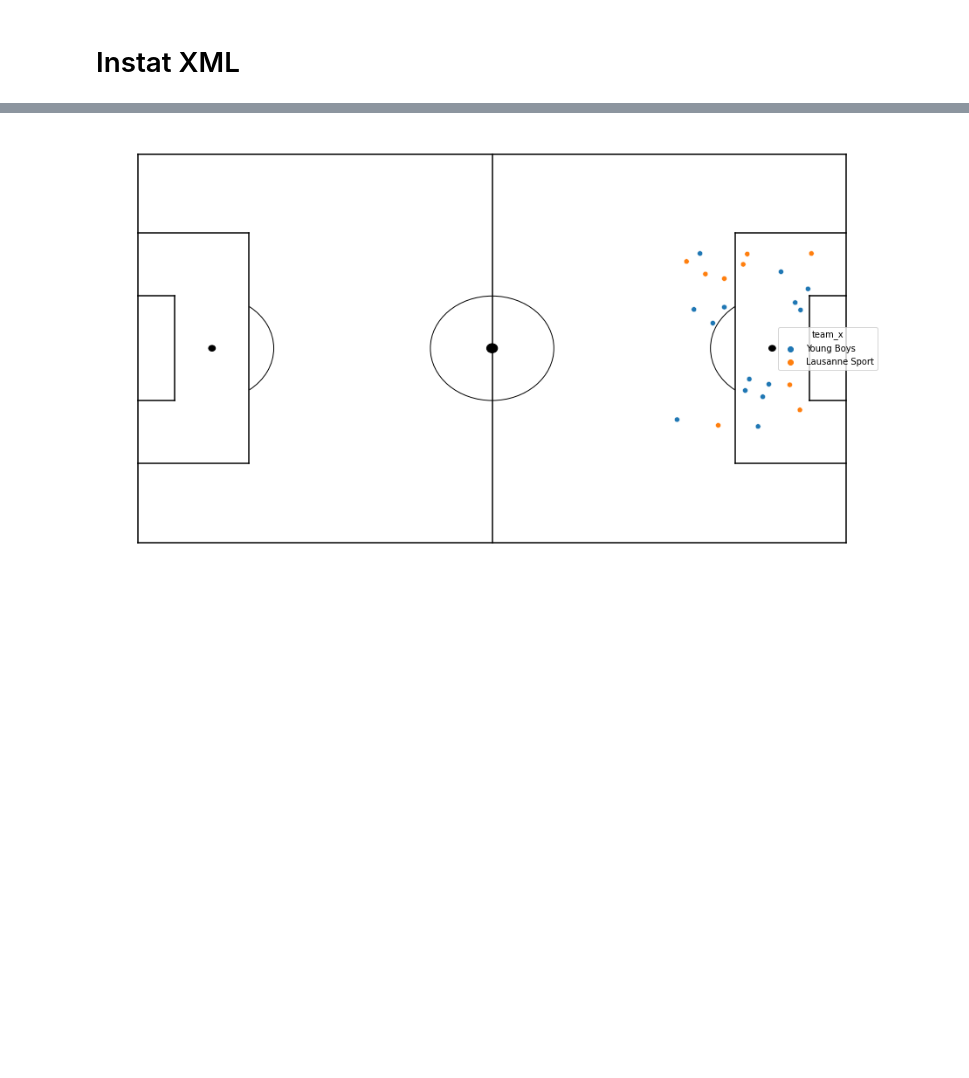
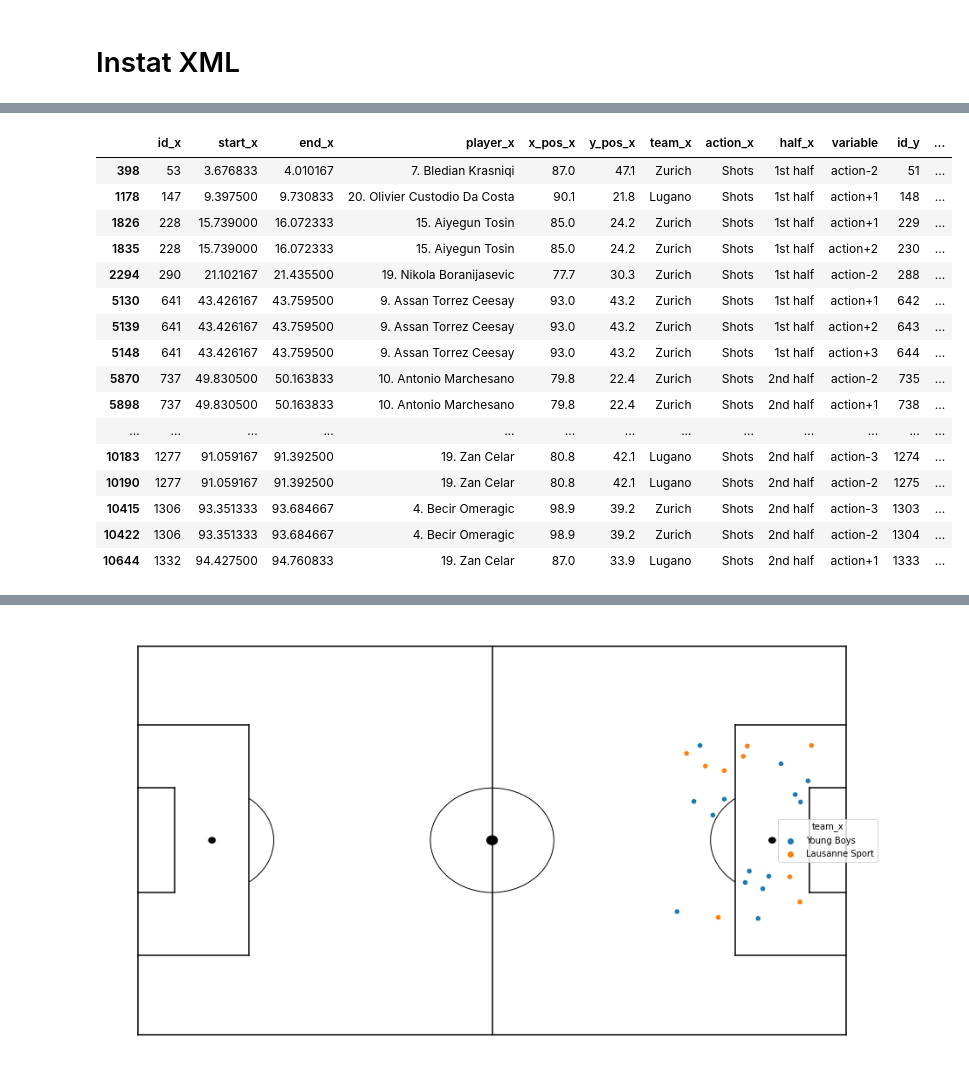
Before and after one commit to keepertrainer78698/youth-base, a Jupyter notebook: goalkeeping/int-goalkeeping/events.ipynb, the cells around one changed output, grey strips where cells are left out. Cells and saved outputs as stored; diff of their text form; code cells hidden in the pictures; blank space fills up the shorter version.

```diff
--- a/goalkeeping/int-goalkeeping/events.ipynb
+++ b/goalkeeping/int-goalkeeping/events.ipynb
@@ -489,3 +584,23 @@ merge_box_passes['time_diff'] = (merge_box_passes['start_x'] - merge_box_passes[
 ### Needs to cleaned up and concat
 shots = merge_box_passes[(merge_box_passes.action_x == 'Shots') & (merge_box_passes['time_diff'] == 0)]
 goals = box_passes[box_passes.action == 'Goals']
+# %%
+shots[:40]
+# %% [output]
+|  | id_x | start_x | end_x | player_x | x_pos_x | y_pos_x | team_x | action_x | half_x | variable | id_y | ... |
+| 398 | 53 | 3.676833 | 4.010167 | 7. Bledian Krasniqi | 87.0 | 47.1 | Zurich | Shots | 1st half | action-2 | 51 | ... |
+| 1178 | 147 | 9.397500 | 9.730833 | 20. Olivier Custodio Da Costa | 90.1 | 21.8 | Lugano | Shots | 1st half | action+1 | 148 | ... |
+| 1826 | 228 | 15.739000 | 16.072333 | 15. Aiyegun Tosin | 85.0 | 24.2 | Zurich | Shots | 1st half | action+1 | 229 | ... |
+| 1835 | 228 | 15.739000 | 16.072333 | 15. Aiyegun Tosin | 85.0 | 24.2 | Zurich | Shots | 1st half | action+2 | 230 | ... |
+| 2294 | 290 | 21.102167 | 21.435500 | 19. Nikola Boranijasevic | 77.7 | 30.3 | Zurich | Shots | 1st half | action-2 | 288 | ... |
+| 5130 | 641 | 43.426167 | 43.759500 | 9. Assan Torrez Ceesay | 93.0 | 43.2 | Zurich | Shots | 1st half | action+1 | 642 | ... |
+| 5139 | 641 | 43.426167 | 43.759500 | 9. Assan Torrez Ceesay | 93.0 | 43.2 | Zurich | Shots | 1st half | action+2 | 643 | ... |
+| 5148 | 641 | 43.426167 | 43.759500 | 9. Assan Torrez Ceesay | 93.0 | 43.2 | Zurich | Shots | 1st half | action+3 | 644 | ... |
+| 5870 | 737 | 49.830500 | 50.163833 | 10. Antonio Marchesano | 79.8 | 22.4 | Zurich | Shots | 2nd half | action-2 | 735 | ... |
+| 5898 | 737 | 49.830500 | 50.163833 | 10. Antonio Marchesano | 79.8 | 22.4 | Zurich | Shots | 2nd half | action+1 | 738 | ... |
+| ... | ... | ... | ... | ... | ... | ... | ... | ... | ... | ... | ... | ... |
+| 10183 | 1277 | 91.059167 | 91.392500 | 19. Zan Celar | 80.8 | 42.1 | Lugano | Shots | 2nd half | action-3 | 1274 | ... |
+| 10190 | 1277 | 91.059167 | 91.392500 | 19. Zan Celar | 80.8 | 42.1 | Lugano | Shots | 2nd half | action-2 | 1275 | ... |
+| 10415 | 1306 | 93.351333 | 93.684667 | 4. Becir Omeragic | 98.9 | 39.2 | Zurich | Shots | 2nd half | action-3 | 1303 | ... |
+| 10422 | 1306 | 93.351333 | 93.684667 | 4. Becir Omeragic | 98.9 | 39.2 | Zurich | Shots | 2nd half | action-2 | 1304 | ... |
+| 10644 | 1332 | 94.427500 | 94.760833 | 19. Zan Celar | 87.0 | 33.9 | Lugano | Shots | 2nd half | action+1 | 1333 | ... |
```
Also changed, not shown: parts of 14 cells of this notebook.
